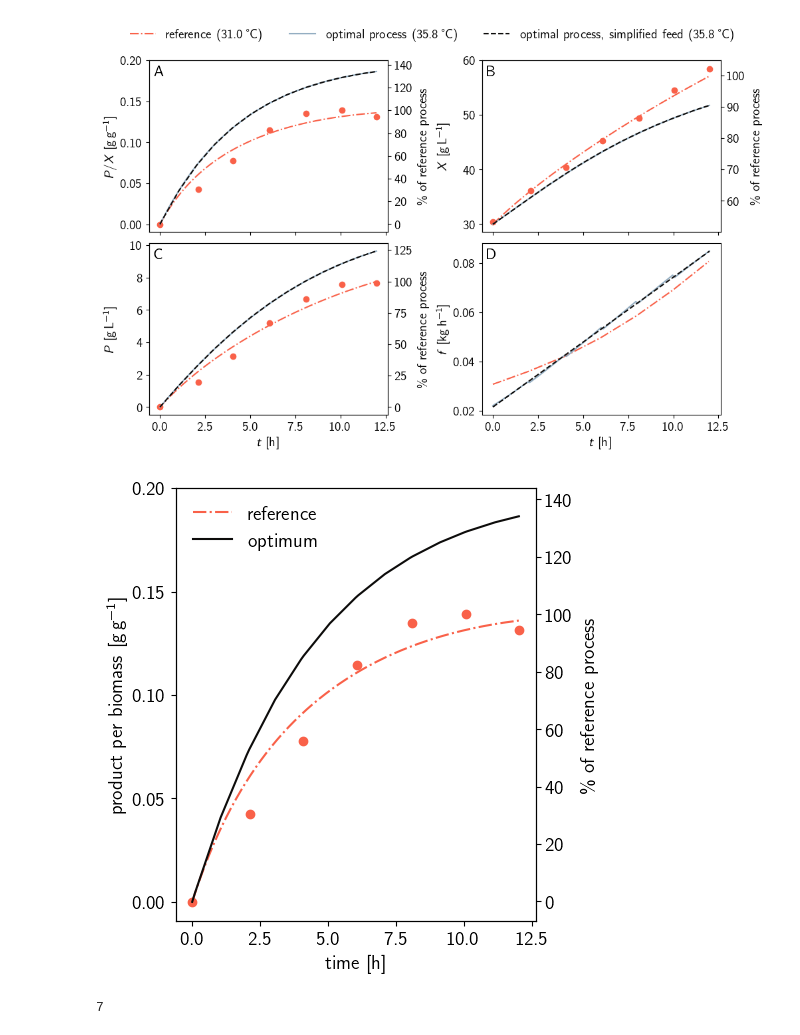
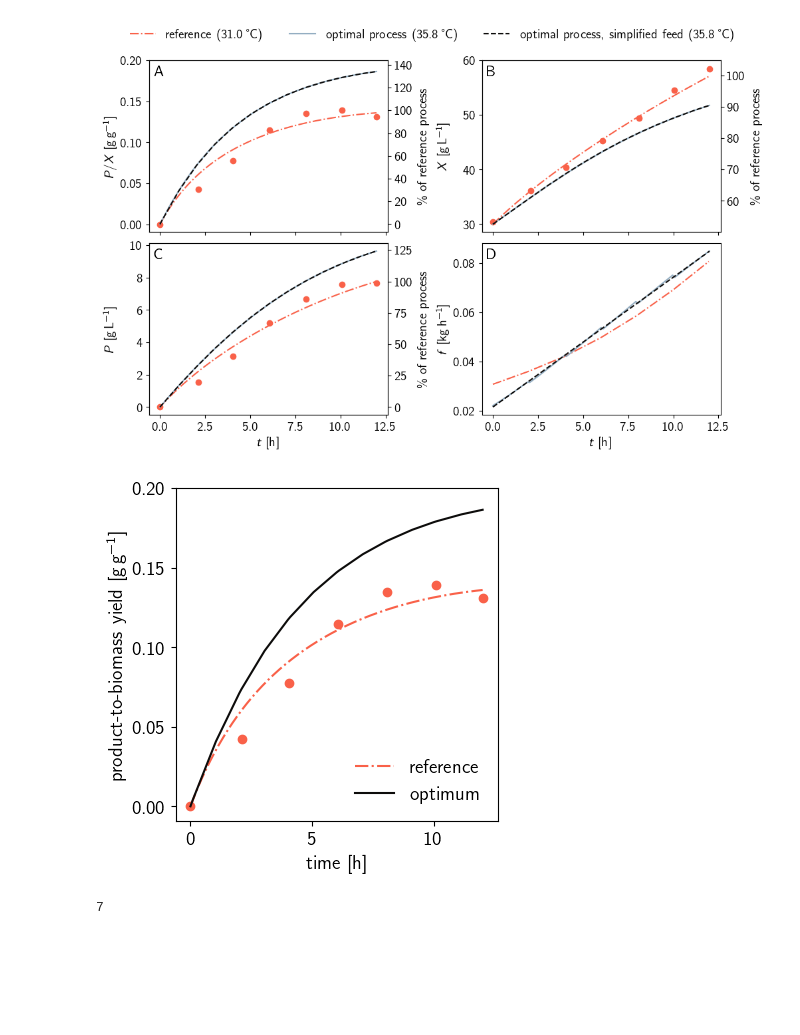
Before and after one commit to gschloegel/OptFed, a Jupyter notebook: code/03_optimize.ipynb, the cells around one changed output. Saved outputs shown, nothing was run; the diff lists cells and outputs as text; code cells hidden in the pictures; blank space fills up the shorter version.

Commit message:
plot update

```diff
--- a/code/03_optimize.ipynb
+++ b/code/03_optimize.ipynb
@@ -1225,7 +1225,7 @@ def plot_opt_sampling(
     legend_rows=1,
     return_fig=False,
 ):
-    fig, ax_PX = plt.subplots(1, 1, figsize=(5, 5), layout="constrained")
+    fig, ax_PX = plt.subplots(1, 1, figsize=(4, 4), layout="constrained")
 
     for opt, label, style, color in zip(optima, labels, styles, colors):
         if isinstance(opt, pd.DataFrame):
@@ -1246,19 +1246,19 @@ def plot_opt_sampling(
         ax_PX.plot(df.P / df.X, linestyle=style, color=color, label=label)
 
     ax_PX.scatter(data_df_opt.t, data_df_opt.P / data_df_opt.X, color=colors[0])
-    ax_PX.set_ylabel(r"product per biomass [\si{\gram\per\gram}]")
+    ax_PX.set_ylabel(r"product-to-biomass yield [\si{\gram\per\gram}]")
 
-    ax_PX_T = ax_PX.twinx()
-    mn, mx = ax_PX.get_ylim()
-    ax_PX_T.set_ylim(
-        mn * 100 / (P_max_ref / X_max_ref), mx * 100 / (P_max_ref / X_max_ref)
-    )
-    ax_PX_T.set_ylabel(r"\unit{\percent} of reference process")
+    # ax_PX_T = ax_PX.twinx()
+    # mn, mx = ax_PX.get_ylim()
+    # ax_PX_T.set_ylim(
+    #     mn * 100 / (P_max_ref / X_max_ref), mx * 100 / (P_max_ref / X_max_ref)
+    # )
+    # ax_PX_T.set_ylabel(r"\unit{\percent} of reference process")
 
-    ax_PX_T.set_yticks(np.linspace(0, 140, 8))
+    # ax_PX_T.set_yticks(np.linspace(0, 140, 8))
 
     legend = ax_PX.legend(
-        loc="upper left",
+        loc="lower right",
         # bbox_to_anchor=(0.5, 1),
         # ncol=5,
         frameon=False,
@@ -1273,34 +1273,34 @@ def plot_opt_sampling(
 
     plt.show()
 
 df = add_sampling(df_ref).copy()
 
 for i in range(len(df.index)):
     if i not in [len(df.index) // 6 * i for i in range(7)]:
         df.iloc[i, 4] = np.nan
 
 plot_opt_sampling(
     [
         # add_sampling(df_ref),
         df,
         # add_sampling(df_T_opt),
         opt_T_opt,
     ],
     [
         r"reference",
         # r"optimal process (\qty{35.8}{\celsius})",
         r"optimum",
         # "P1",
         # "P2",
         # "P3",
     ],
     filename=f"{fig_path}optima_PX.png",
     styles=["-.", "-", "--"],
     colors=color_scheme.processes[[0, 4]],
     # colors=[color_scheme.processes[0], color_scheme.opt_longer_processes[0], color_scheme.processes[4]],
 )
 # %% [output]
-[figure, old version]
+[figure, new version]
 # %%
 29 // 4
 # %% [output]
```
Also changed, not shown: parts of 2 cells of this notebook, 1 other file.
